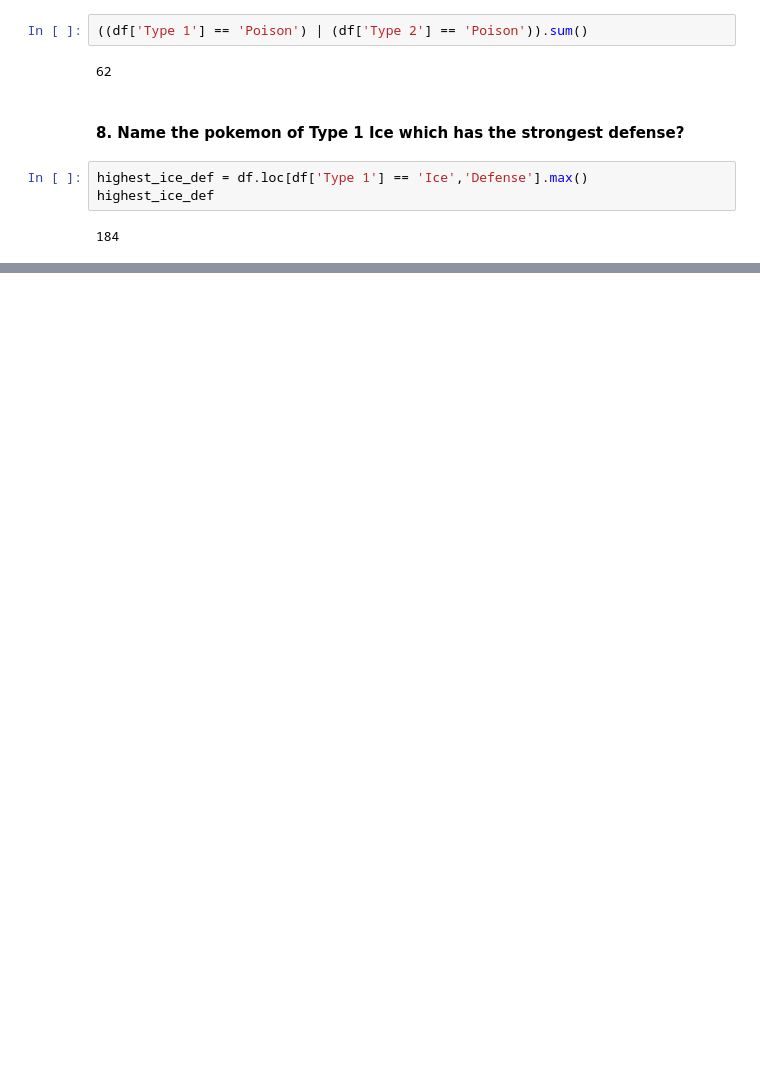
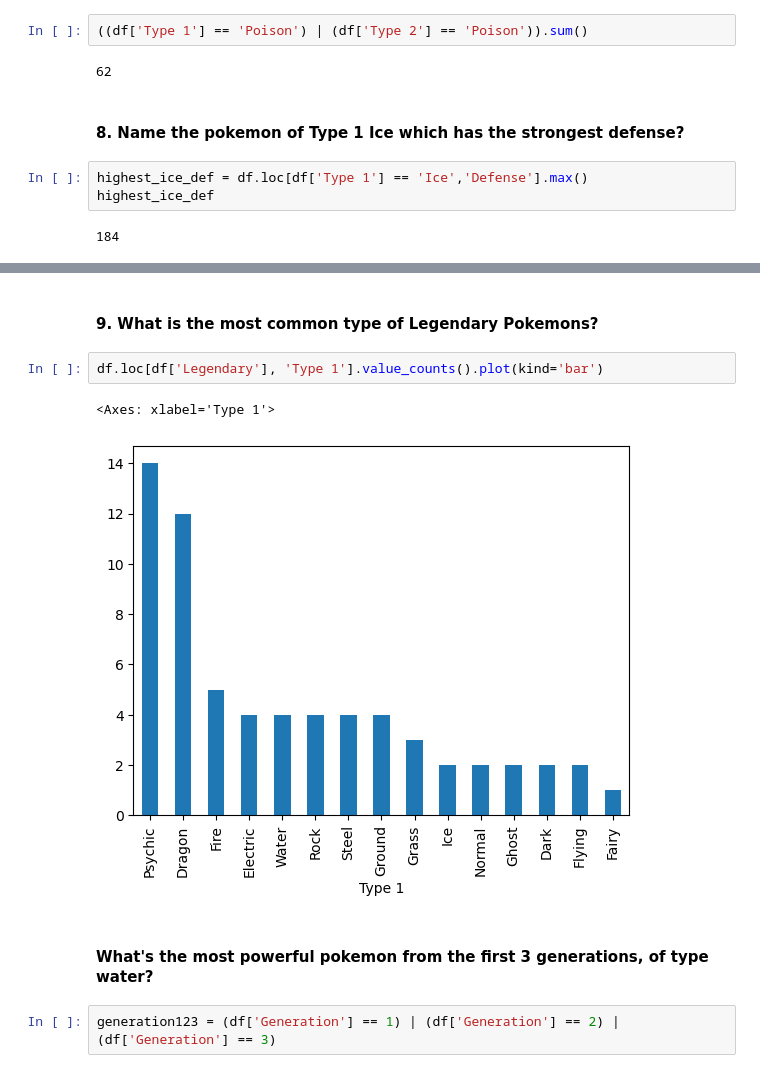
Before and after one commit to danielkaijzer/Spring_2024, a Jupyter notebook: Intro_to_Pandas/PracticingFilteringSortingPokemon.ipynb, the cells around one changed output, grey strips where cells are left out. Drawn from its saved outputs; the diff is of its cells as text; blank space fills up the shorter version.

```diff
--- a/Intro_to_Pandas/PracticingFilteringSortingPokemon.ipynb
+++ b/Intro_to_Pandas/PracticingFilteringSortingPokemon.ipynb
@@ -114,3 +121,14 @@ df.loc[(df['Type 1'] == 'Ice') & (df['Defense'] == highest_ice_def)]
 # %% [output]
 |  | # | Name | Type 1 | Type 2 | Total | HP | Attack | Defense | Sp. Atk | Sp. Def | Speed | ... |
 | 789 | 713 | Avalugg | Ice | NaN | 514 | 95 | 117 | 184 | 44 | 46 | 28 | ... |
+# %% [markdown]
+#### 9. What is the most common type of Legendary Pokemons?
+# %%
+df.loc[df['Legendary'], 'Type 1'].value_counts().plot(kind='bar')
+# %% [output]
+<Axes: xlabel='Type 1'>
+[figure, added]
+# %% [markdown]
+#### What's the most powerful pokemon from the first 3 generations, of type water?
+# %%
+generation123 = (df['Generation'] == 1) | (df['Generation'] == 2) | (df['Generation'] == 3)
```
Also changed, not shown: parts of 3 cells of this notebook.
